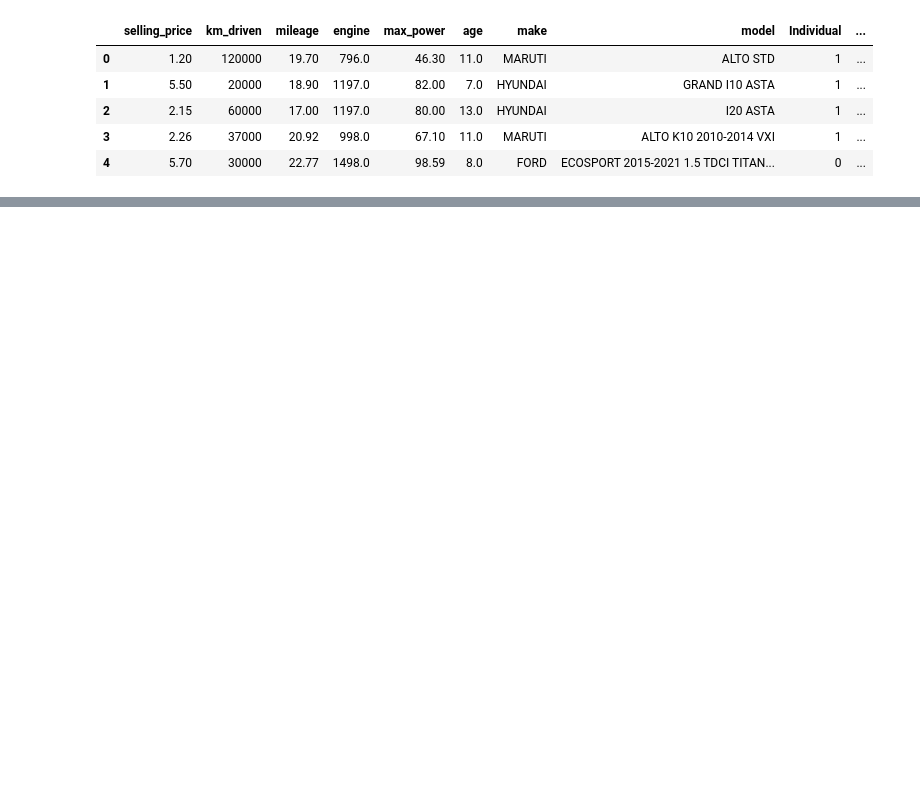
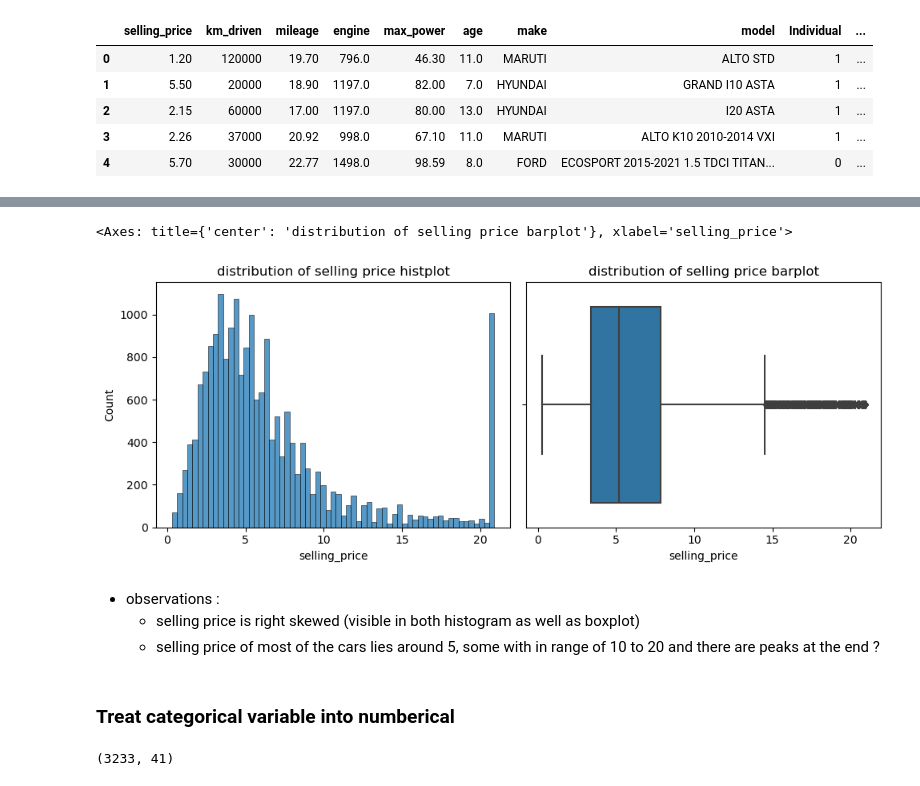
Before and after one commit to UpendraSinghRathore85/ML-Projects-Python, a Jupyter notebook: LinearRegression/LinearRegression_01.ipynb, the cells around one changed output, grey strips where cells are left out. Saved outputs shown, nothing was run; the diff lists cells and outputs as text; code cells hidden in the pictures; blank space fills up the shorter version.

```diff
--- a/LinearRegression/LinearRegression_01.ipynb
+++ b/LinearRegression/LinearRegression_01.ipynb
@@ -14,0 +48,23 @@ df.head()
+# %%
+plt.figure(figsize=(10, 4), tight_layout= True)
+
+plt.subplot(1, 2, 1)
+plt.title("distribution of selling price histplot")
+sns.histplot(x='selling_price', data=df)
+
+plt.subplot(1, 2, 2)
+plt.title("distribution of selling price barplot")
+sns.boxplot(x='selling_price', data=df)
+# %% [output]
+<Axes: title={'center': 'distribution of selling price barplot'}, xlabel='selling_price'>
+[figure, added]
+# %% [markdown]
+* observations :
+    - selling price is right skewed (visible in both histogram as well as boxplot)
+    - selling price of most of the cars lies around 5, some with in range of 10 to 20 and there are peaks at the end ?
+# %% [markdown]
+### Treat categorical variable into numberical
+# %%
+df['model'].nunique(), df['make'].nunique()
+# %% [output]
+(3233, 41)
```
Also changed, not shown: parts of 20 cells of this notebook.
